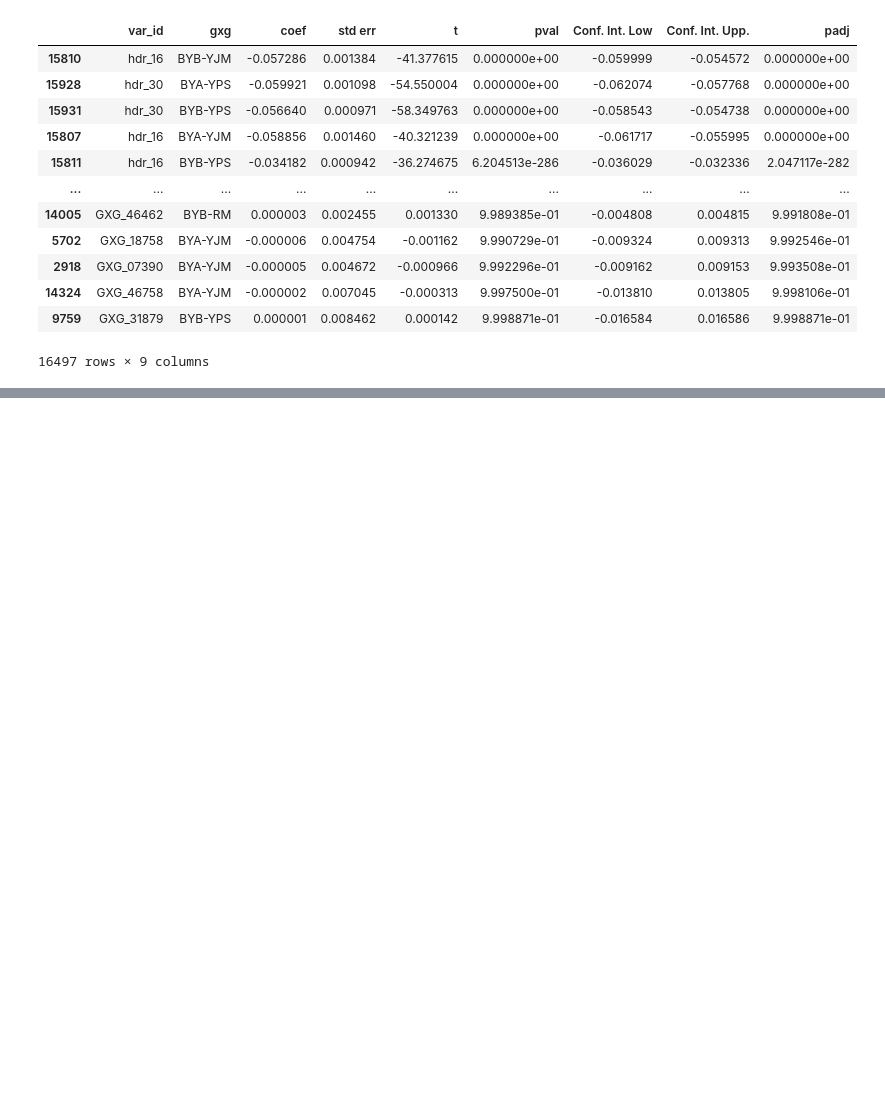
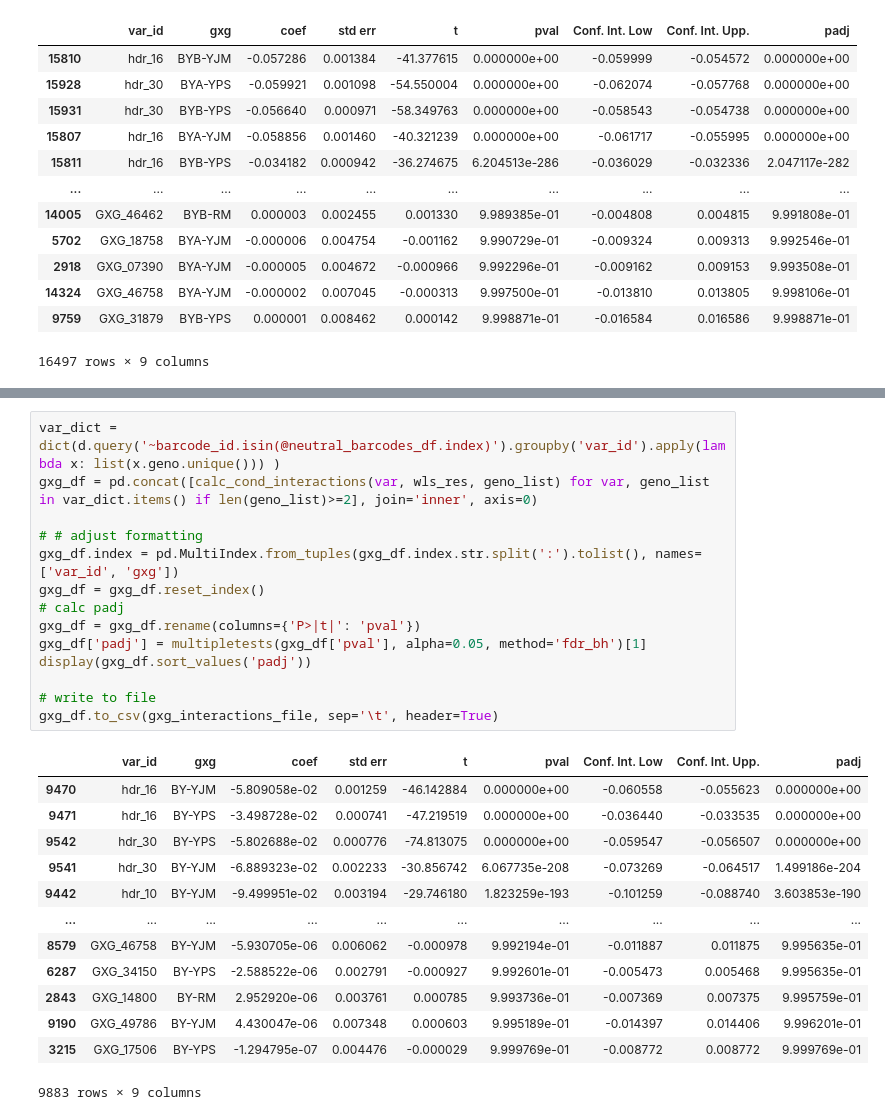
Before and after one commit to roy-ang/crispey3-epistasis, a Jupyter notebook: notebooks/analysis/crispey3-measure-fitness.ipynb, the cells around one changed output, grey strips where cells are left out. Saved outputs shown, nothing was run; the diff lists cells and outputs as text; blank space fills up the shorter version.

```diff
--- a/notebooks/analysis/crispey3-measure-fitness.ipynb
+++ b/notebooks/analysis/crispey3-measure-fitness.ipynb
@@ -516,0 +690,28 @@ gxg_df.to_csv(gxg_interactions_file, sep='\t', header=True)
+# %%
+var_dict = dict(d.query('~barcode_id.isin(@neutral_barcodes_df.index)').groupby('var_id').apply(lambda x: list(x.geno.unique())) )
+gxg_df = pd.concat([calc_cond_interactions(var, wls_res, geno_list) for var, geno_list in var_dict.items() if len(geno_list)>=2], join='inner', axis=0)
+
+# # adjust formatting
+gxg_df.index = pd.MultiIndex.from_tuples(gxg_df.index.str.split(':').tolist(), names=['var_id', 'gxg'])
+gxg_df = gxg_df.reset_index()
+# calc padj
+gxg_df = gxg_df.rename(columns={'P>|t|': 'pval'})
+gxg_df['padj'] = multipletests(gxg_df['pval'], alpha=0.05, method='fdr_bh')[1]
+display(gxg_df.sort_values('padj'))
+
+# write to file
+gxg_df.to_csv(gxg_interactions_file, sep='\t', header=True)
+# %% [output]
+|  | var_id | gxg | coef | std err | t | pval | Conf. Int. Low | Conf. Int. Upp. | padj |
+| 9470 | hdr_16 | BY-YJM | -5.809058e-02 | 0.001259 | -46.142884 | 0.000000e+00 | -0.060558 | -0.055623 | 0.000000e+00 |
+| 9471 | hdr_16 | BY-YPS | -3.498728e-02 | 0.000741 | -47.219519 | 0.000000e+00 | -0.036440 | -0.033535 | 0.000000e+00 |
+| 9542 | hdr_30 | BY-YPS | -5.802688e-02 | 0.000776 | -74.813075 | 0.000000e+00 | -0.059547 | -0.056507 | 0.000000e+00 |
+| 9541 | hdr_30 | BY-YJM | -6.889323e-02 | 0.002233 | -30.856742 | 6.067735e-208 | -0.073269 | -0.064517 | 1.499186e-204 |
+| 9442 | hdr_10 | BY-YJM | -9.499951e-02 | 0.003194 | -29.746180 | 1.823259e-193 | -0.101259 | -0.088740 | 3.603853e-190 |
+| ... | ... | ... | ... | ... | ... | ... | ... | ... | ... |
+| 8579 | GXG_46758 | BY-YJM | -5.930705e-06 | 0.006062 | -0.000978 | 9.992194e-01 | -0.011887 | 0.011875 | 9.995635e-01 |
+| 6287 | GXG_34150 | BY-YPS | -2.588522e-06 | 0.002791 | -0.000927 | 9.992601e-01 | -0.005473 | 0.005468 | 9.995635e-01 |
+| 2843 | GXG_14800 | BY-RM | 2.952920e-06 | 0.003761 | 0.000785 | 9.993736e-01 | -0.007369 | 0.007375 | 9.995759e-01 |
+| 9190 | GXG_49786 | BY-YJM | 4.430047e-06 | 0.007348 | 0.000603 | 9.995189e-01 | -0.014397 | 0.014406 | 9.996201e-01 |
+| 3215 | GXG_17506 | BY-YPS | -1.294795e-07 | 0.004476 | -0.000029 | 9.999769e-01 | -0.008772 | 0.008772 | 9.999769e-01 |
+9883 rows × 9 columns
```
Also changed, not shown: parts of 21 cells of this notebook.
